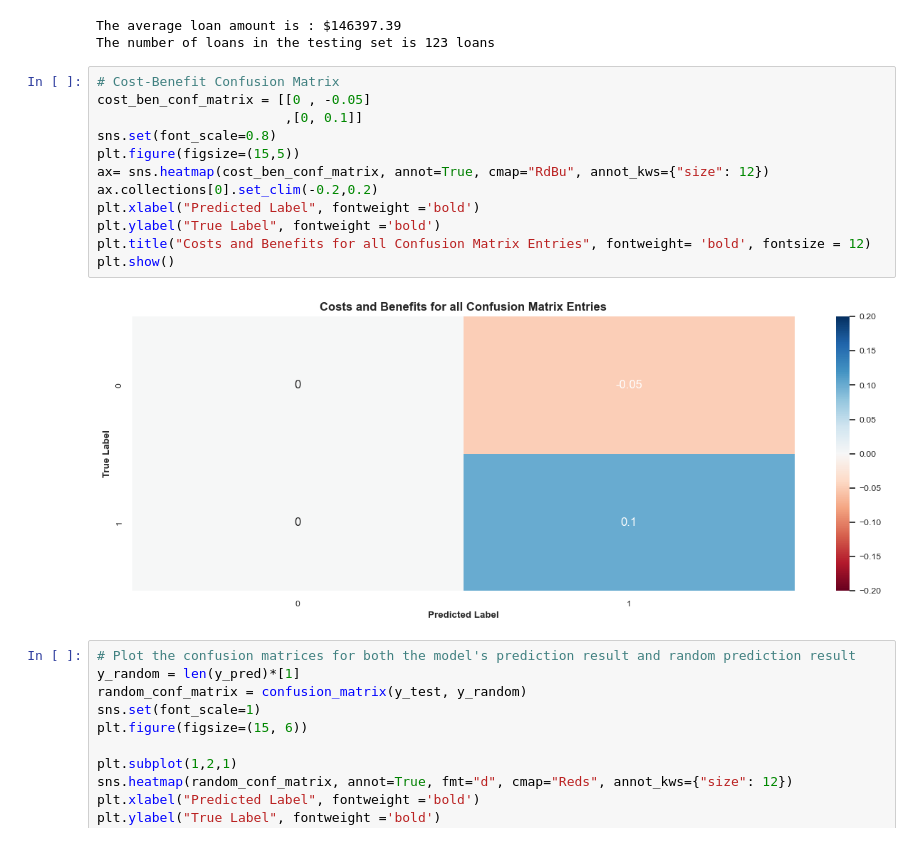
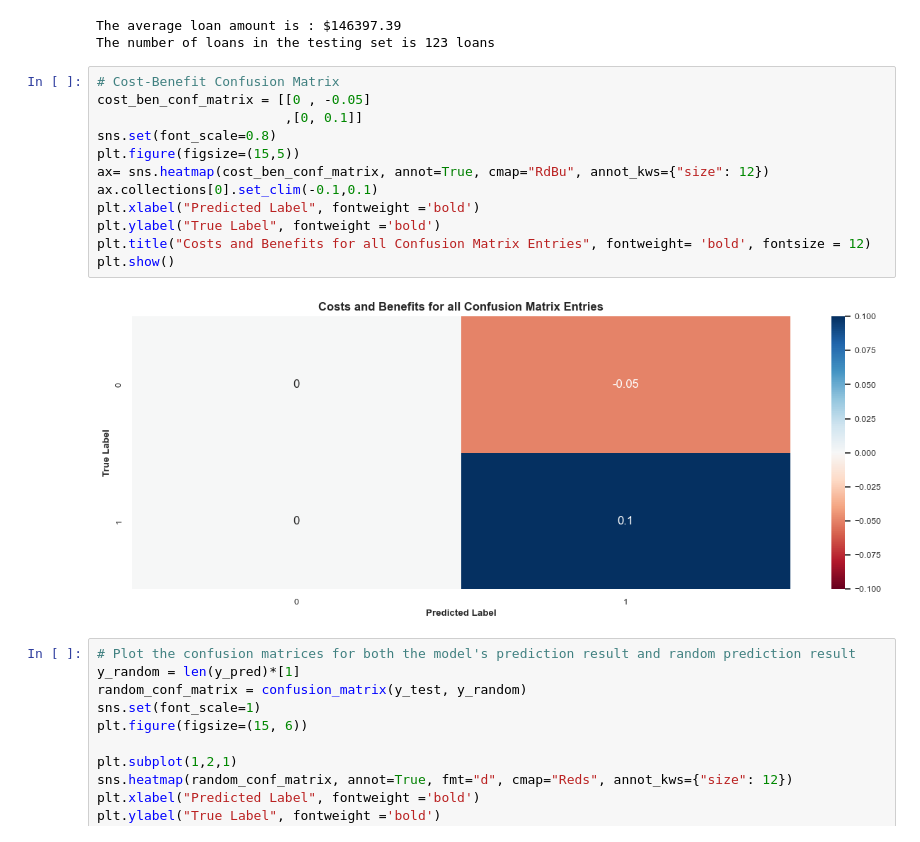
Before and after one commit to panhadng/data-loan-eligibility-prediction, a Jupyter notebook: analysis.ipynb, the cells around one changed output. Cells and saved outputs as stored; diff of their text form.

```diff
--- a/analysis.ipynb
+++ b/analysis.ipynb
@@ -761,17 +761,17 @@ The number of loans in the testing set is 123 loans
 # %%
 # Cost-Benefit Confusion Matrix
 cost_ben_conf_matrix = [[0 , -0.05]
                         ,[0, 0.1]]
 sns.set(font_scale=0.8)
 plt.figure(figsize=(15,5))
 ax= sns.heatmap(cost_ben_conf_matrix, annot=True, cmap="RdBu", annot_kws={"size": 12})
-ax.collections[0].set_clim(-0.2,0.2)
+ax.collections[0].set_clim(-0.1,0.1)
 plt.xlabel("Predicted Label", fontweight ='bold')
 plt.ylabel("True Label", fontweight ='bold')
 plt.title("Costs and Benefits for all Confusion Matrix Entries", fontweight= 'bold', fontsize = 12)
 plt.show()
 # %% [output]
-[figure, old version]
+[figure, new version]
 # %%
 # Plot the confusion matrices for both the model's prediction result and random prediction result
 y_random = len(y_pred)*[1]
```
